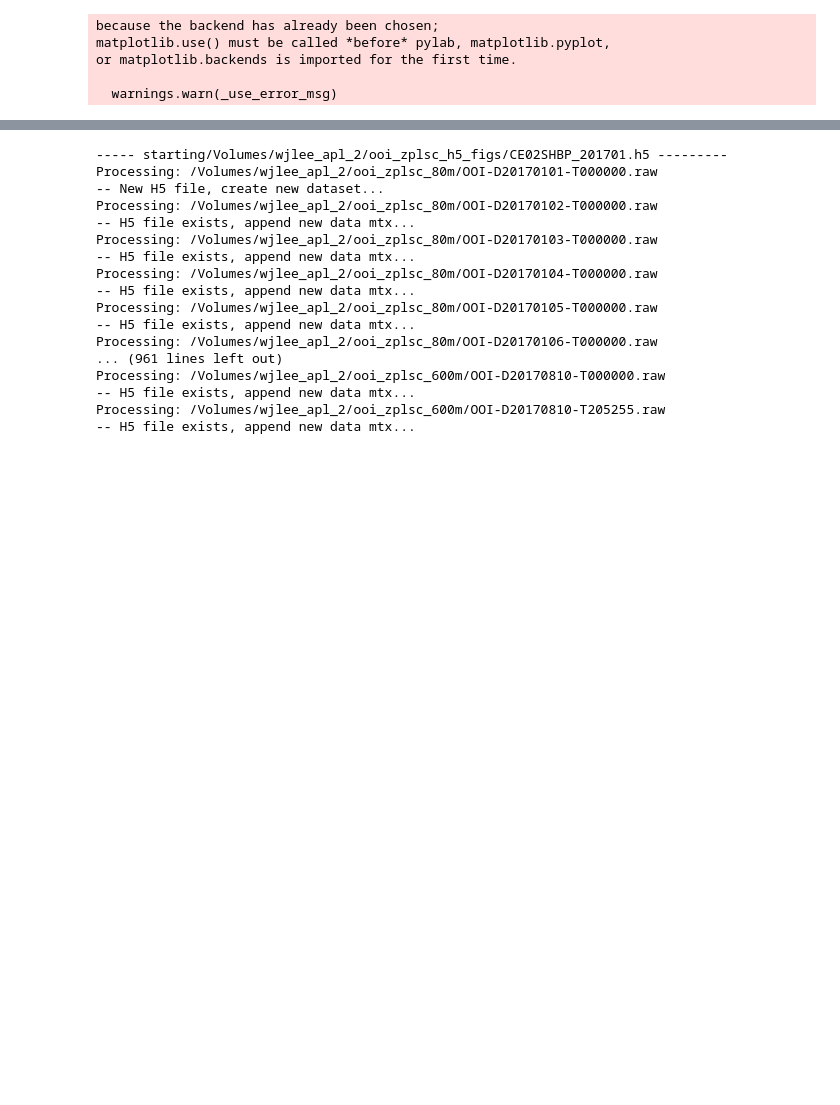
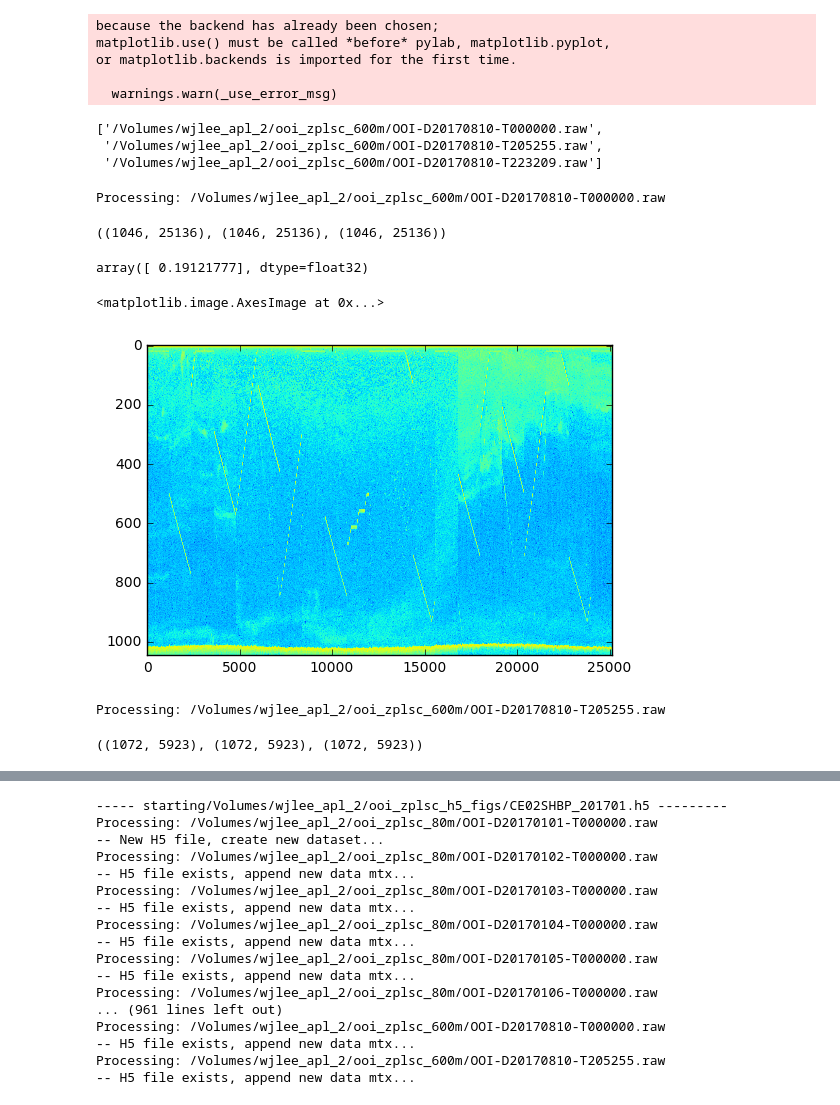
Before and after one commit to valentina-s/ooi_sonar, a Jupyter notebook: Convert raw to h5.ipynb, the cells around one changed output, grey strips where cells are left out. Cells and saved outputs as stored; diff of their text form; code cells hidden in the pictures; blank space fills up the shorter version.

Commit message:
update for runnin plot_echogram_all_months.py and finish Conver raw to h5 notebook

```diff
--- a/Convert raw to h5.ipynb
+++ b/Convert raw to h5.ipynb
@@ -20,0 +23,35 @@ from concat_raw import *
+# %%
+ff = glob.glob('/Volumes/wjlee_apl_2/ooi_zplsc_600m/OOI-D20170810*.raw')
+# %%
+ff
+# %% [output]
+['/Volumes/wjlee_apl_2/ooi_zplsc_600m/OOI-D20170810-T000000.raw',
+ '/Volumes/wjlee_apl_2/ooi_zplsc_600m/OOI-D20170810-T205255.raw',
+ '/Volumes/wjlee_apl_2/ooi_zplsc_600m/OOI-D20170810-T223209.raw']
+# %%
+particle_data0, data_times0, power_data_dict0, freq0, bin_size0, config_header0, config_transducer0= \
+        parse_echogram_file(ff[0])
+# %% [output]
+Processing: /Volumes/wjlee_apl_2/ooi_zplsc_600m/OOI-D20170810-T000000.raw
+# %%
+(power_data_dict0[1].shape,power_data_dict0[2].shape,power_data_dict0[3].shape)
+# %% [output]
+((1046, 25136), (1046, 25136), (1046, 25136))
+# %%
+bin_size0
+# %% [output]
+array([ 0.19121777], dtype=float32)
+# %%
+plt.imshow(power_data_dict0[1],aspect='auto')
+# %% [output]
+<matplotlib.image.AxesImage at 0x...>
+[figure, added]
+# %%
+particle_data1, data_times1, power_data_dict1, freq1, bin_size1, config_header1, config_transducer1= \
+        parse_echogram_file(ff[1])
+# %% [output]
+Processing: /Volumes/wjlee_apl_2/ooi_zplsc_600m/OOI-D20170810-T205255.raw
+# %%
+(power_data_dict1[1].shape,power_data_dict1[2].shape,power_data_dict1[3].shape)
+# %% [output]
+((1072, 5923), (1072, 5923), (1072, 5923))
```
Also changed, not shown: parts of 15 cells of this notebook, 2 other files.
